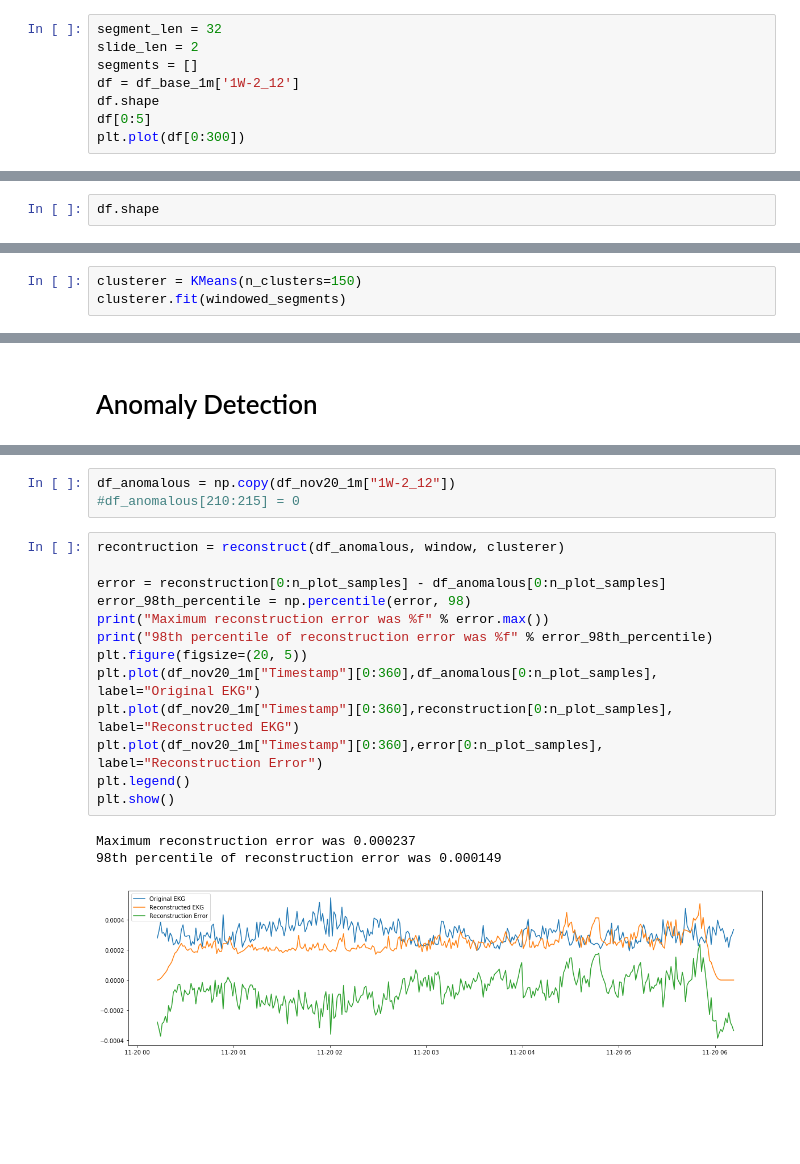
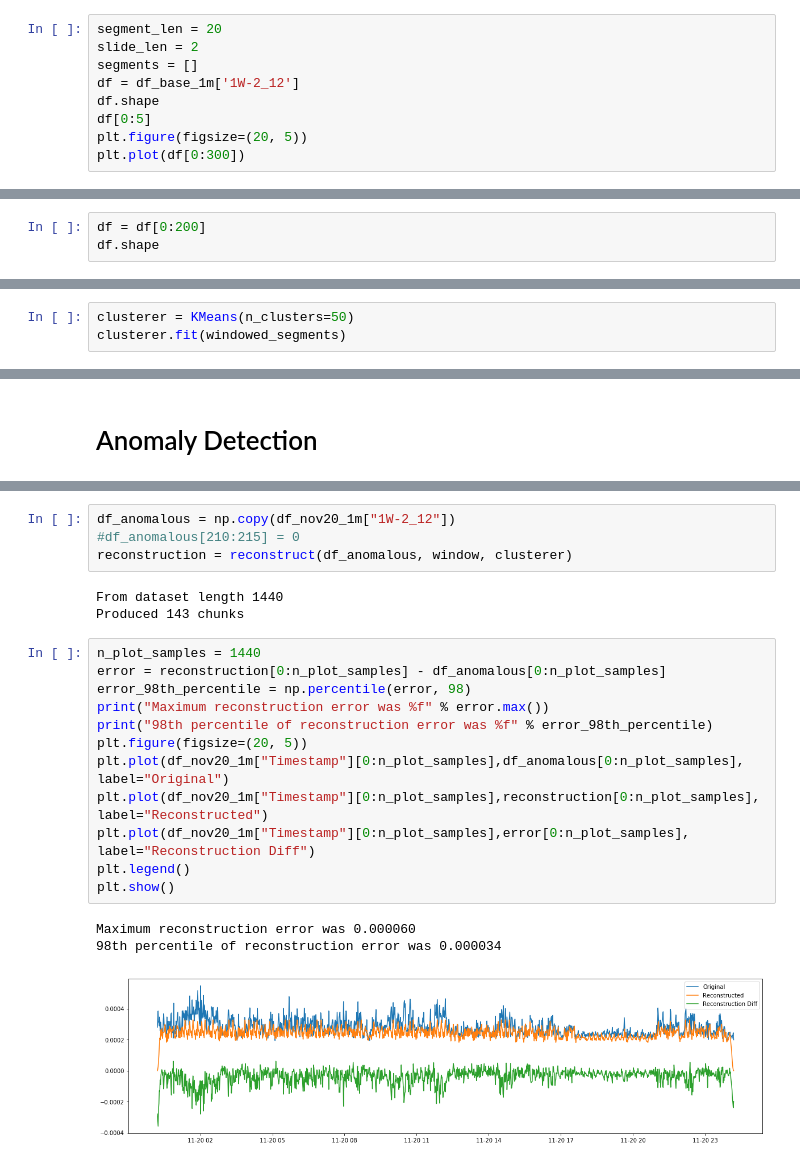
Before and after one commit to xw0078/ub_fall17_seb, a Jupyter notebook: Dataset Overview and Anomaly Detection.ipynb, the cells around one changed output, grey strips where cells are left out. Saved outputs shown, nothing was run; the diff lists cells and outputs as text; blank space fills up the shorter version.

```diff
--- a/Dataset Overview.ipynb
+++ b/Dataset Overview and Anomaly Detection.ipynb
@@ -175,12 +216,13 @@ def plot_waves(waves, step):
 # %% [markdown]
 ## Windowing Data
 # %%
-segment_len = 32
+segment_len = 20
 slide_len = 2
 segments = []
 df = df_base_1m['1W-2_12']
 df.shape
 df[0:5]
+plt.figure(figsize=(20, 5))
 plt.plot(df[0:300])
 # %% [output]
 [<matplotlib.lines.Line2D at 0x...>]
@@ -188,3 +230,4 @@ plt.plot(df[0:300])
 # %%
+df = df[0:200]
 df.shape
 # %% [output]
@@ -225,7 +272,7 @@ plot_waves(windowed_segments, step=3)
 # %% [markdown]
 ## Clustering
 # %%
-clusterer = KMeans(n_clusters=150)
+clusterer = KMeans(n_clusters=50)
 clusterer.fit(windowed_segments)
 # %% [output]
 KMeans(algorithm='auto', copy_x=True, init='k-means++', max_iter=300,
@@ -364,20 +366,23 @@ def reconstruct(data, window, clusterer):
 # %%
 df_anomalous = np.copy(df_nov20_1m["1W-2_12"])
 #df_anomalous[210:215] = 0
+reconstruction = reconstruct(df_anomalous, window, clusterer)
+# %% [output]
+From dataset length 1440
+Produced 143 chunks
 # %%
-recontruction = reconstruct(df_anomalous, window, clusterer)
-
+n_plot_samples = 1440
 error = reconstruction[0:n_plot_samples] - df_anomalous[0:n_plot_samples]
 error_98th_percentile = np.percentile(error, 98)
 print("Maximum reconstruction error was %f" % error.max())
 print("98th percentile of reconstruction error was %f" % error_98th_percentile)
 plt.figure(figsize=(20, 5))
-plt.plot(df_nov20_1m["Timestamp"][0:360],df_anomalous[0:n_plot_samples], label="Original EKG")
-plt.plot(df_nov20_1m["Timestamp"][0:360],reconstruction[0:n_plot_samples], label="Reconstructed EKG")
-plt.plot(df_nov20_1m["Timestamp"][0:360],error[0:n_plot_samples], label="Reconstruction Error")
+plt.plot(df_nov20_1m["Timestamp"][0:n_plot_samples],df_anomalous[0:n_plot_samples], label="Original")
+plt.plot(df_nov20_1m["Timestamp"][0:n_plot_samples],reconstruction[0:n_plot_samples], label="Reconstructed")
+plt.plot(df_nov20_1m["Timestamp"][0:n_plot_samples],error[0:n_plot_samples], label="Reconstruction Diff")
 plt.legend()
 plt.show()
 # %% [output]
-Maximum reconstruction error was 0.000237
-98th percentile of reconstruction error was 0.000149
+Maximum reconstruction error was 0.000060
+98th percentile of reconstruction error was 0.000034
-[figure, old version]
+[figure, new version]
```
Also changed, not shown: parts of 25 cells of this notebook, 1 other file.
